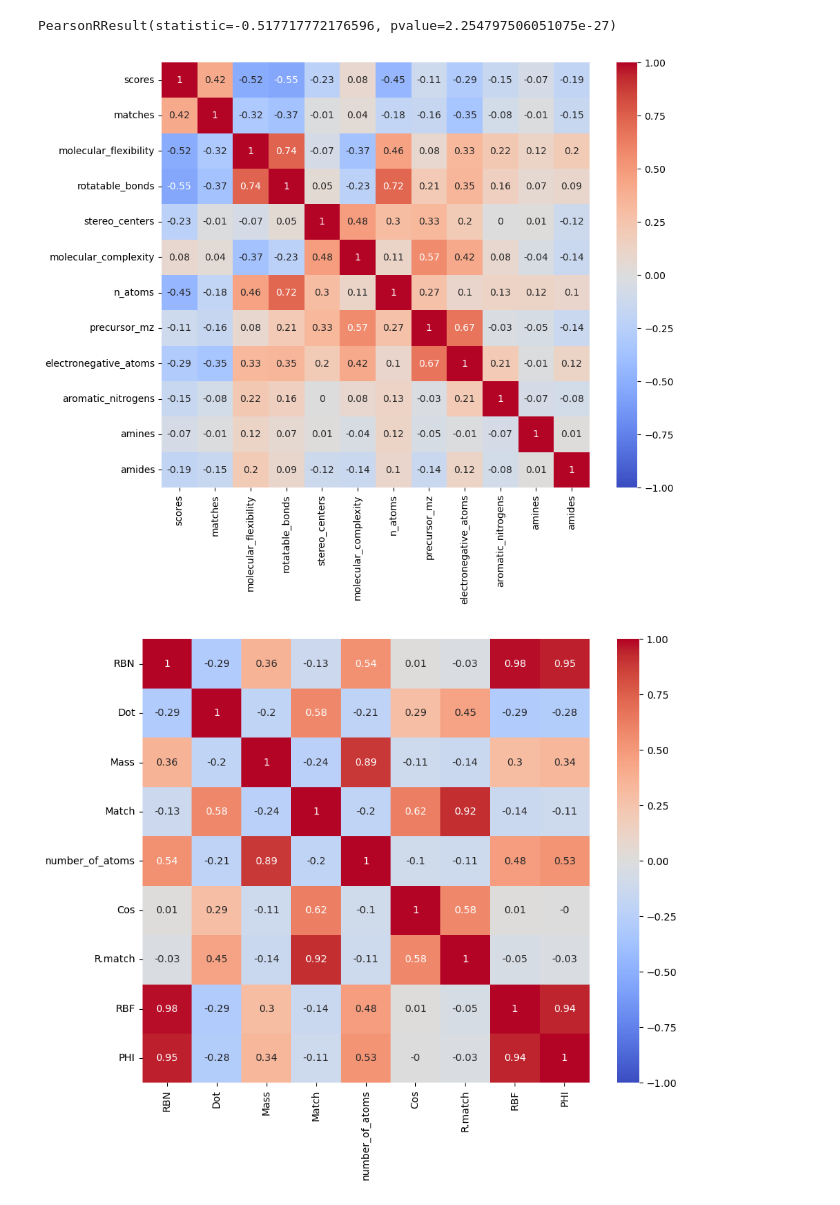
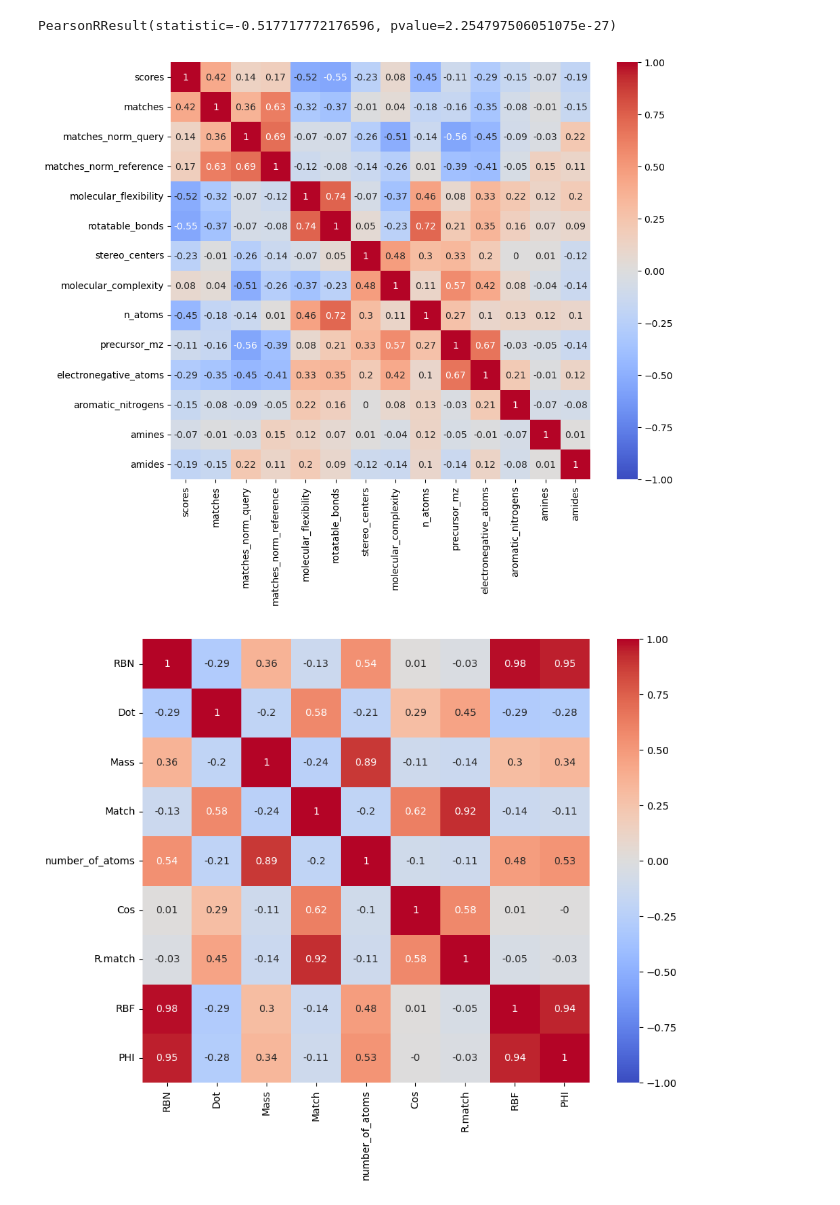
Before and after one commit to RECETOX/ei_spectra_predictions, a Jupyter notebook: analysis/Python_scripts/properties.ipynb, the cells around one changed output. Drawn from its saved outputs; the diff is of its cells as text; code cells hidden in the pictures.

Commit message:
added normalized match ratios to correlations plot

```diff
--- a/analysis/Python_scripts/properties.ipynb
+++ b/analysis/Python_scripts/properties.ipynb
@@ -17,6 +17,9 @@ df = normalize_df(append_spectrum_metadata(matchms_scores))
 
 matches_col = 'CosineHungarian_0.01_0.0_1.0_matches'
 scores_col = 'CosineHungarian_0.01_0.0_1.0_scores'
+# %%
+df['matches_norm_query'] = df[matches_col] / df['n_peaks_query']
+df['matches_norm_reference'] = df[matches_col] / df['n_peaks_reference']
 # %%
 plt.scatter(df['molecular_flexibility'], df[scores_col])
 plt.xlabel('Molecular Complexity')
@@ -83,28 +86,30 @@ del df['peak_comments']
 # %%
 properties = [
     'scores',
     'matches',
+    'matches_norm_query',
+    'matches_norm_reference',
     'molecular_flexibility',
     'rotatable_bonds',
     'stereo_centers',
     'molecular_complexity',
     'n_atoms',
     'precursor_mz',
     'electronegative_atoms',
     'aromatic_nitrogens',
     'amines',
     'amides',
 ]
 
 # Assuming `df` is your DataFrame
 corr = df[properties].corr().round(2)
 
 plt.figure(figsize=(10, 8))
 sns.heatmap(corr, annot=True, cmap='coolwarm', center=0, vmin=-1, vmax=1)
 # plt.title('Pearson Correlations')
 plt.show()
 # %% [output]
-[figure, old version]
+[figure, new version]
 # %%
 means = df[properties + ["class"]].groupby('class').mean()
 medians = df[properties + ["class"]].groupby('class').median()
```
